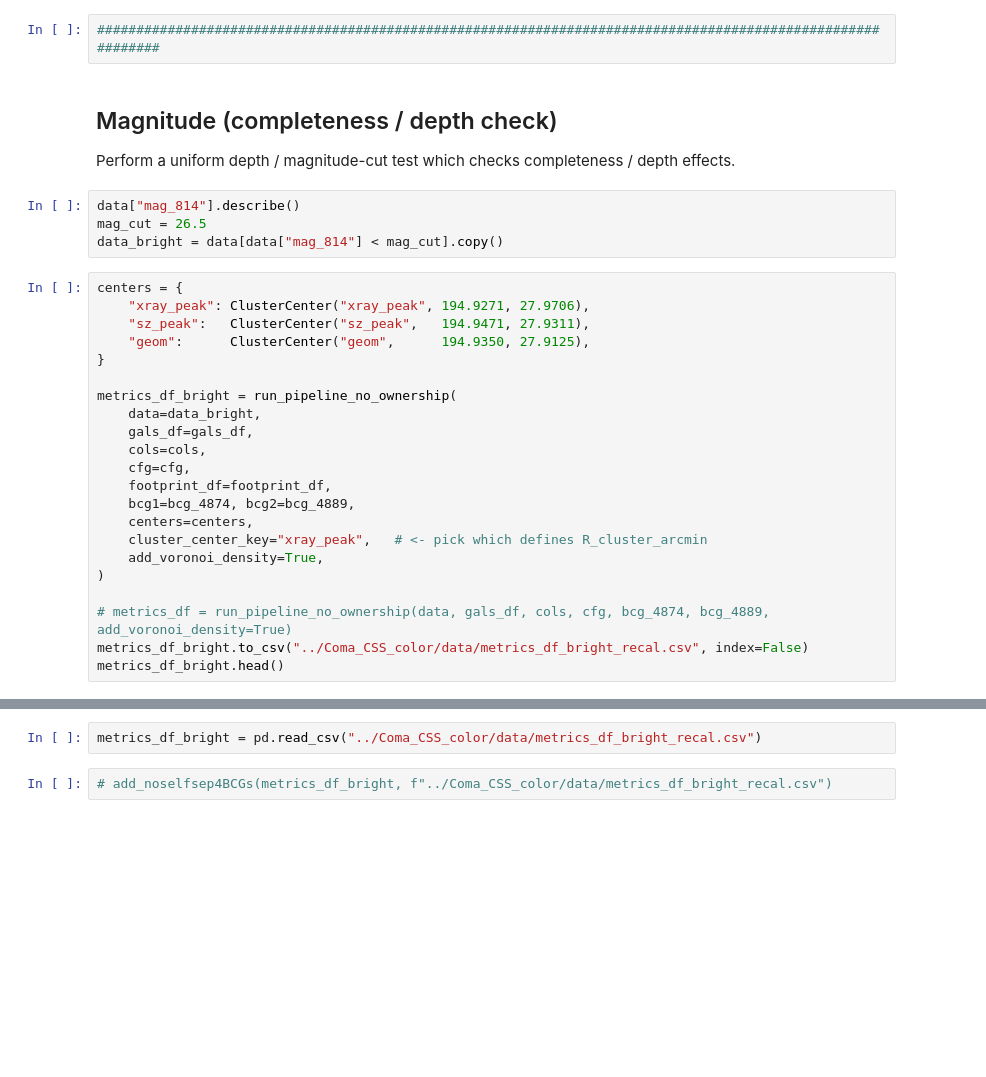
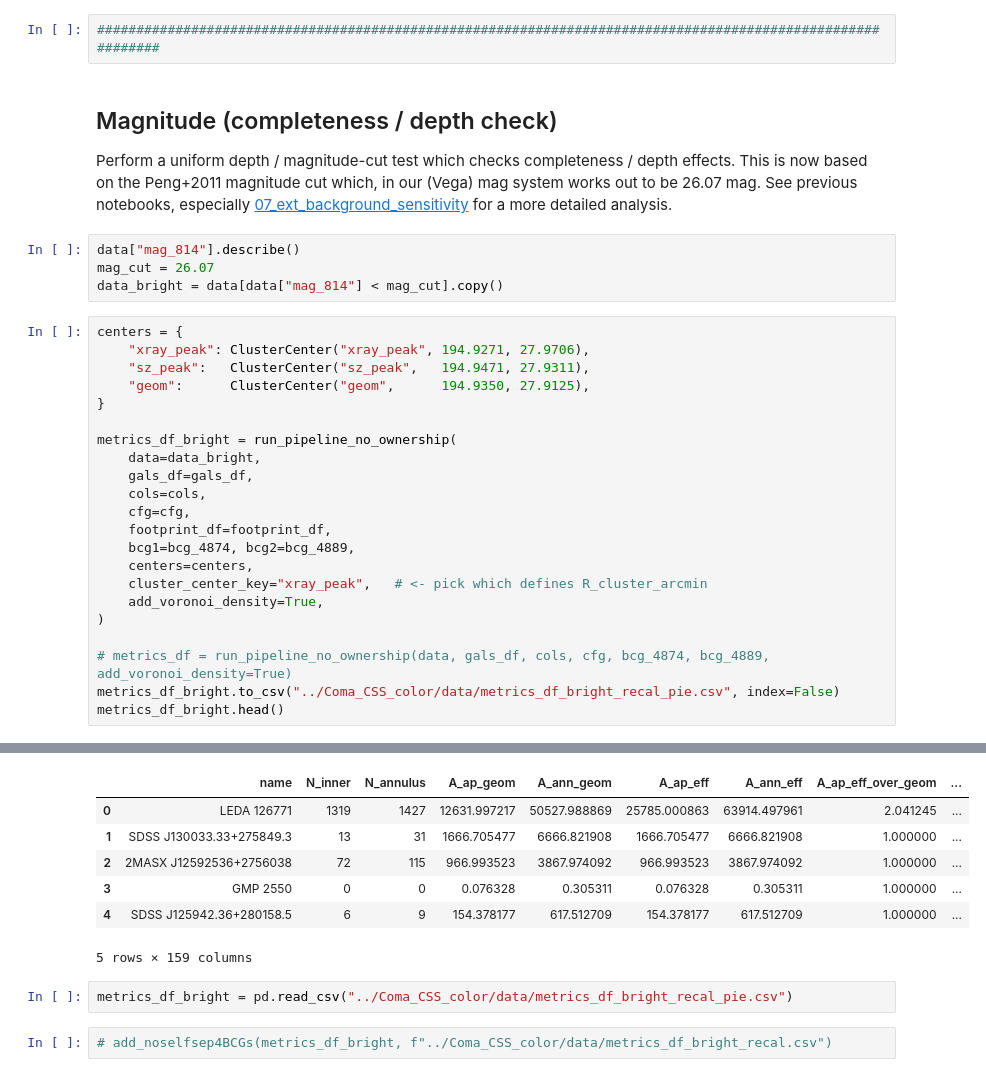
Before and after one commit to Pommers/Coma-GCS-colors, a Jupyter notebook: Paper3_color_metrics_referee_revised.ipynb, the cells around one changed output, grey strips where cells are left out. Cells and saved outputs as stored; diff of their text form; blank space fills up the shorter version.

Commit message:
Initial bright-mag cut run

```diff
--- a/Paper3_color_metrics_referee_revised.ipynb
+++ b/Paper3_color_metrics_referee_revised.ipynb
@@ -4055,10 +4055,10 @@ The above results show that restricting the sample to systems with high support
 # %% [markdown]
 ## Magnitude (completeness / depth check)
 
-Perform a uniform depth / magnitude-cut test which checks completeness / depth effects.
+Perform a uniform depth / magnitude-cut test which checks completeness / depth effects. This is now based on the Peng+2011 magnitude cut which, in our (Vega) mag system works out to be 26.07 mag. See previous notebooks, especially [07_ext_background_sensitivity](07_ext_background_sensitivity.ipynb) for a more detailed analysis.
 # %%
 data["mag_814"].describe()
-mag_cut = 26.5
+mag_cut = 26.07
 data_bright = data[data["mag_814"] < mag_cut].copy()
 # %%
 centers = {
@@ -4080,5 +4080,6 @@ metrics_df_bright = run_pipeline_no_ownership(
 )
 
 # metrics_df = run_pipeline_no_ownership(data, gals_df, cols, cfg, bcg_4874, bcg_4889, add_voronoi_density=True)
-metrics_df_bright.to_csv("../Coma_CSS_color/data/metrics_df_bright_recal.csv", index=False)
+metrics_df_bright.to_csv("../Coma_CSS_color/data/metrics_df_bright_recal_pie.csv", index=False)
 metrics_df_bright.head()
+# %% [output]
@@ -4085,5 +4102,12 @@ metrics_df_bright.head()
+|  | name | N_inner | N_annulus | A_ap_geom | A_ann_geom | A_ap_eff | A_ann_eff | A_ap_eff_over_geom | ... |
+| 0 | LEDA 126771 | 1319 | 1427 | 12631.997217 | 50527.988869 | 25785.000863 | 63914.497961 | 2.041245 | ... |
+| 1 | SDSS J130033.33+275849.3 | 13 | 31 | 1666.705477 | 6666.821908 | 1666.705477 | 6666.821908 | 1.000000 | ... |
+| 2 | 2MASX J12592536+2756038 | 72 | 115 | 966.993523 | 3867.974092 | 966.993523 | 3867.974092 | 1.000000 | ... |
+| 3 | GMP 2550 | 0 | 0 | 0.076328 | 0.305311 | 0.076328 | 0.305311 | 1.000000 | ... |
+| 4 | SDSS J125942.36+280158.5 | 6 | 9 | 154.378177 | 617.512709 | 154.378177 | 617.512709 | 1.000000 | ... |
+5 rows × 159 columns
 # %%
-metrics_df_bright = pd.read_csv("../Coma_CSS_color/data/metrics_df_bright_recal.csv")
+metrics_df_bright = pd.read_csv("../Coma_CSS_color/data/metrics_df_bright_recal_pie.csv")
 # %%
 # add_noselfsep4BCGs(metrics_df_bright, f"../Coma_CSS_color/data/metrics_df_bright_recal.csv")
 # %%
```
Also changed, not shown: parts of 1 cell of this notebook, 1 other file.
